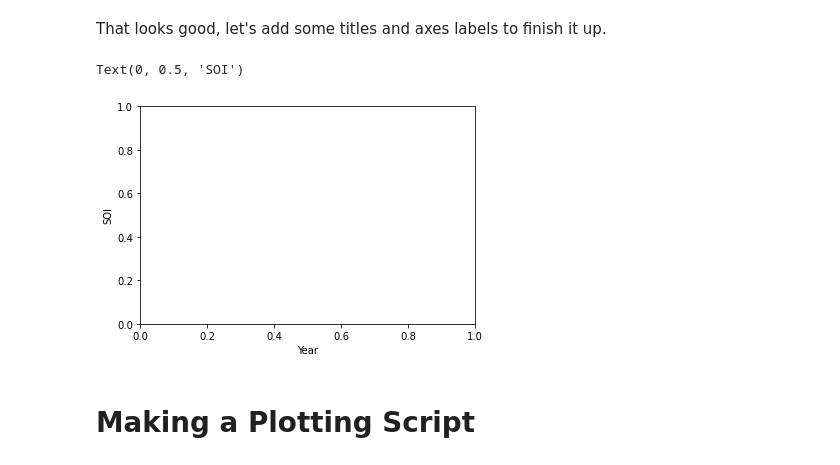
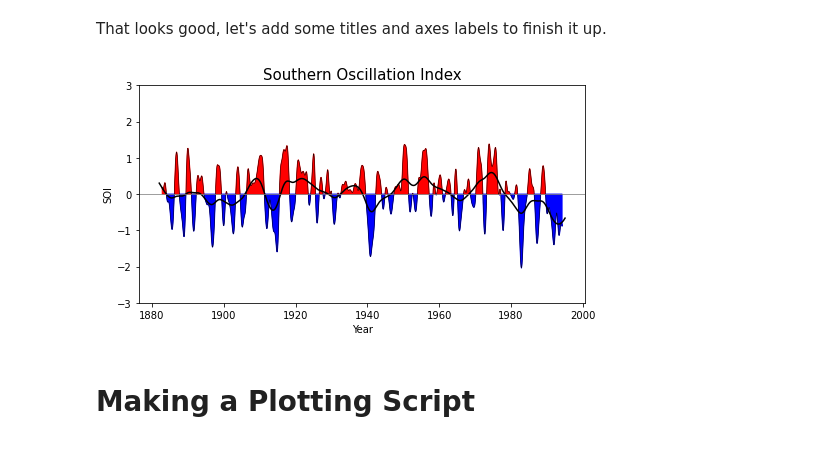
Before and after one commit to anissa111/matplotlib-tutorial, a Jupyter notebook: Prerelease.ipynb, the cells around one changed output. Saved outputs shown, nothing was run; the diff lists cells and outputs as text; code cells hidden in the pictures.

```diff
--- a/Prerelease.ipynb
+++ b/Prerelease.ipynb
@@ -153,12 +146,12 @@ fig
 # %% [markdown]
 That looks good, let's add some titles and axes labels to finish it up.
 # %%
-ax.set_title("Southern Oscillation Index")
-plt.xlabel('Year')
-plt.ylabel('SOI')
+ax.set_title("Southern Oscillation Index", fontsize=15)
+ax.set_xlabel('Year')
+ax.set_ylabel('SOI')
+fig
 # %% [output]
-Text(0, 0.5, 'SOI')
-[figure, old version]
+[figure, new version]
 # %% [markdown]
 # Making a Plotting Script
 # %% [markdown]
```
Also changed, not shown: parts of 6 cells of this notebook.
